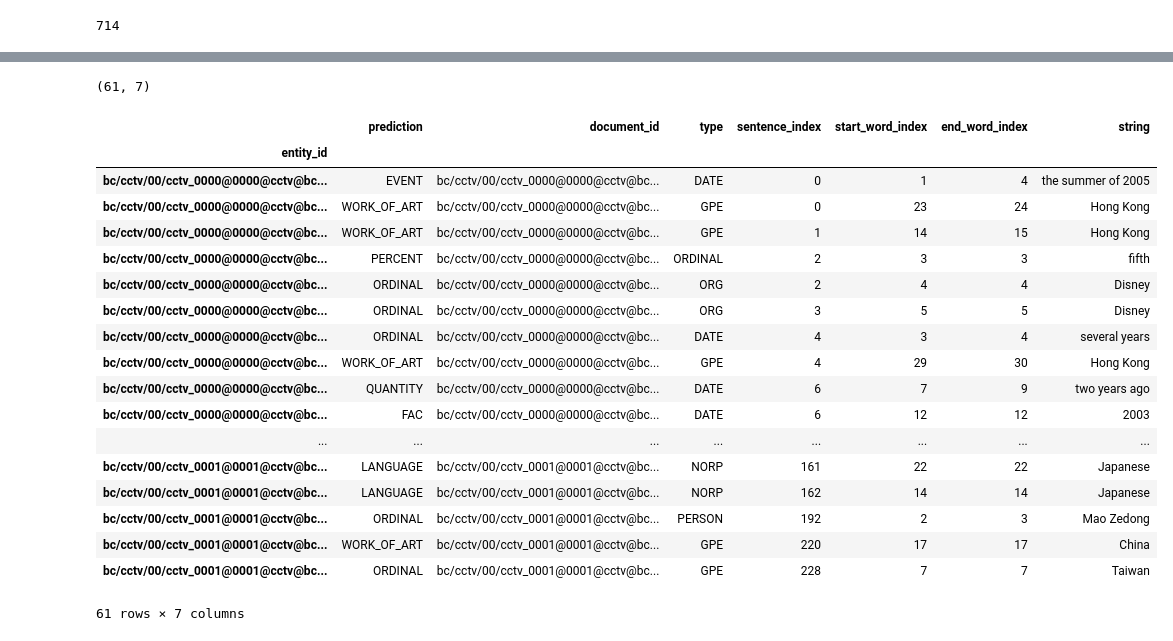
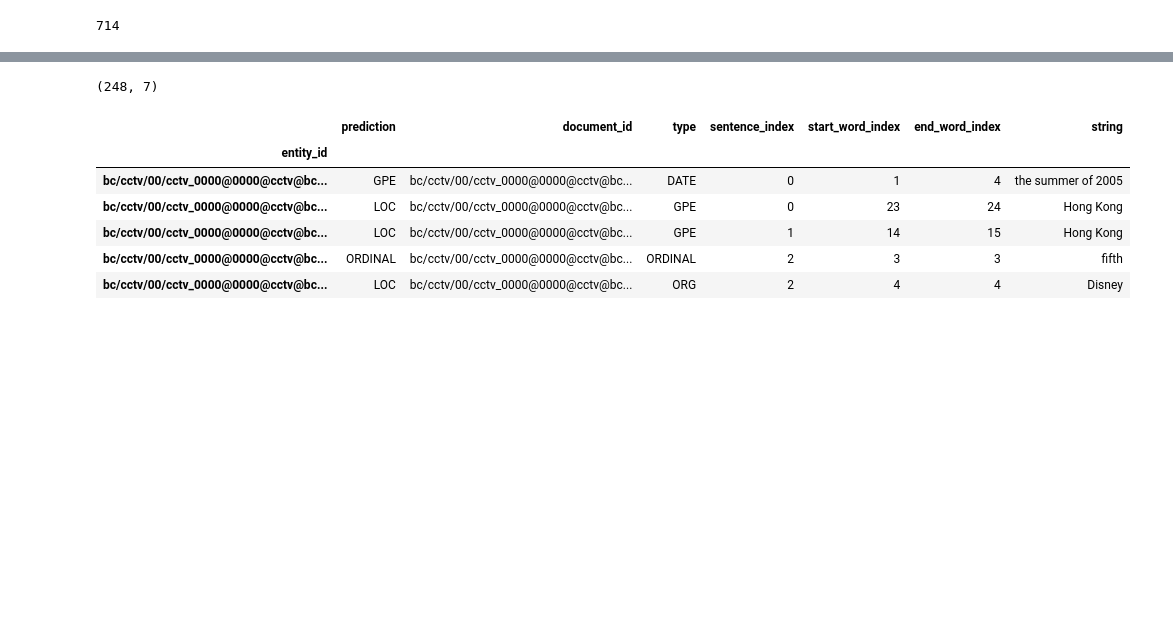
Before and after one commit to danrasband/w266-final-project, a Jupyter notebook: ontonotes_graphing/spaCy_Onto_dep_parse.ipynb, the cells around one changed output, grey strips where cells are left out. Saved outputs shown, nothing was run; the diff lists cells and outputs as text; code cells hidden in the pictures; blank space fills up the shorter version.

```diff
--- a/ontonotes_graphing/spaCy_Onto_dep_parse.ipynb
+++ b/ontonotes_graphing/spaCy_Onto_dep_parse.ipynb
@@ -694,30 +682,20 @@ ypred_df.to_csv('../data/Y_pred.csv')
 # %%
 with open('../data/Y_true.pkl', 'rb') as file:
   ytrue_df = pickle.load(file)
-# %%
-ymerged_df = ypred_df.merge(ytrue_df,how='inner',on='entity_id')
-ymerged_df.shape
-# %% [output]
-(61, 7)
+# %%
+ytrue_df_filtered = ytrue_df.filter(like="bc/cctv/00/cctv_0000@0000@cctv@bc@en@on",axis=0).sort_values(by=['sentence_index', 'start_word_index'])
+
+ymerged_df = ypred_df.merge(ytrue_df_filtered,how='inner',on='entity_id')
+ymerged_df.shape
+# %% [output]
+(248, 7)
 # %%
-ymerged_df
+ymerged_df.head()
 # %% [output]
 |  | prediction | document_id | type | sentence_index | start_word_index | end_word_index | string |
 | entity_id |  |  |  |  |  |  |  |
-| bc/cctv/00/cctv_0000@0000@cctv@bc... | EVENT | bc/cctv/00/cctv_0000@0000@cctv@bc... | DATE | 0 | 1 | 4 | the summer of 2005 |
-| bc/cctv/00/cctv_0000@0000@cctv@bc... | WORK_OF_ART | bc/cctv/00/cctv_0000@0000@cctv@bc... | GPE | 0 | 23 | 24 | Hong Kong |
-| bc/cctv/00/cctv_0000@0000@cctv@bc... | WORK_OF_ART | bc/cctv/00/cctv_0000@0000@cctv@bc... | GPE | 1 | 14 | 15 | Hong Kong |
-| bc/cctv/00/cctv_0000@0000@cctv@bc... | PERCENT | bc/cctv/00/cctv_0000@0000@cctv@bc... | ORDINAL | 2 | 3 | 3 | fifth |
-| bc/cctv/00/cctv_0000@0000@cctv@bc... | ORDINAL | bc/cctv/00/cctv_0000@0000@cctv@bc... | ORG | 2 | 4 | 4 | Disney |
-| bc/cctv/00/cctv_0000@0000@cctv@bc... | ORDINAL | bc/cctv/00/cctv_0000@0000@cctv@bc... | ORG | 3 | 5 | 5 | Disney |
-| bc/cctv/00/cctv_0000@0000@cctv@bc... | ORDINAL | bc/cctv/00/cctv_0000@0000@cctv@bc... | DATE | 4 | 3 | 4 | several years |
-| bc/cctv/00/cctv_0000@0000@cctv@bc... | WORK_OF_ART | bc/cctv/00/cctv_0000@0000@cctv@bc... | GPE | 4 | 29 | 30 | Hong Kong |
-| bc/cctv/00/cctv_0000@0000@cctv@bc... | QUANTITY | bc/cctv/00/cctv_0000@0000@cctv@bc... | DATE | 6 | 7 | 9 | two years ago |
-| bc/cctv/00/cctv_0000@0000@cctv@bc... | FAC | bc/cctv/00/cctv_0000@0000@cctv@bc... | DATE | 6 | 12 | 12 | 2003 |
-| ... | ... | ... | ... | ... | ... | ... | ... |
-| bc/cctv/00/cctv_0001@0001@cctv@bc... | LANGUAGE | bc/cctv/00/cctv_0001@0001@cctv@bc... | NORP | 161 | 22 | 22 | Japanese |
-| bc/cctv/00/cctv_0001@0001@cctv@bc... | LANGUAGE | bc/cctv/00/cctv_0001@0001@cctv@bc... | NORP | 162 | 14 | 14 | Japanese |
-| bc/cctv/00/cctv_0001@0001@cctv@bc... | ORDINAL | bc/cctv/00/cctv_0001@0001@cctv@bc... | PERSON | 192 | 2 | 3 | Mao Zedong |
-| bc/cctv/00/cctv_0001@0001@cctv@bc... | WORK_OF_ART | bc/cctv/00/cctv_0001@0001@cctv@bc... | GPE | 220 | 17 | 17 | China |
-| bc/cctv/00/cctv_0001@0001@cctv@bc... | ORDINAL | bc/cctv/00/cctv_0001@0001@cctv@bc... | GPE | 228 | 7 | 7 | Taiwan |
+| bc/cctv/00/cctv_0000@0000@cctv@bc... | GPE | bc/cctv/00/cctv_0000@0000@cctv@bc... | DATE | 0 | 1 | 4 | the summer of 2005 |
+| bc/cctv/00/cctv_0000@0000@cctv@bc... | LOC | bc/cctv/00/cctv_0000@0000@cctv@bc... | GPE | 0 | 23 | 24 | Hong Kong |
+| bc/cctv/00/cctv_0000@0000@cctv@bc... | LOC | bc/cctv/00/cctv_0000@0000@cctv@bc... | GPE | 1 | 14 | 15 | Hong Kong |
+| bc/cctv/00/cctv_0000@0000@cctv@bc... | ORDINAL | bc/cctv/00/cctv_0000@0000@cctv@bc... | ORDINAL | 2 | 3 | 3 | fifth |
+| bc/cctv/00/cctv_0000@0000@cctv@bc... | LOC | bc/cctv/00/cctv_0000@0000@cctv@bc... | ORG | 2 | 4 | 4 | Disney |
-61 rows × 7 columns
```
Also changed, not shown: parts of 16 cells of this notebook.
